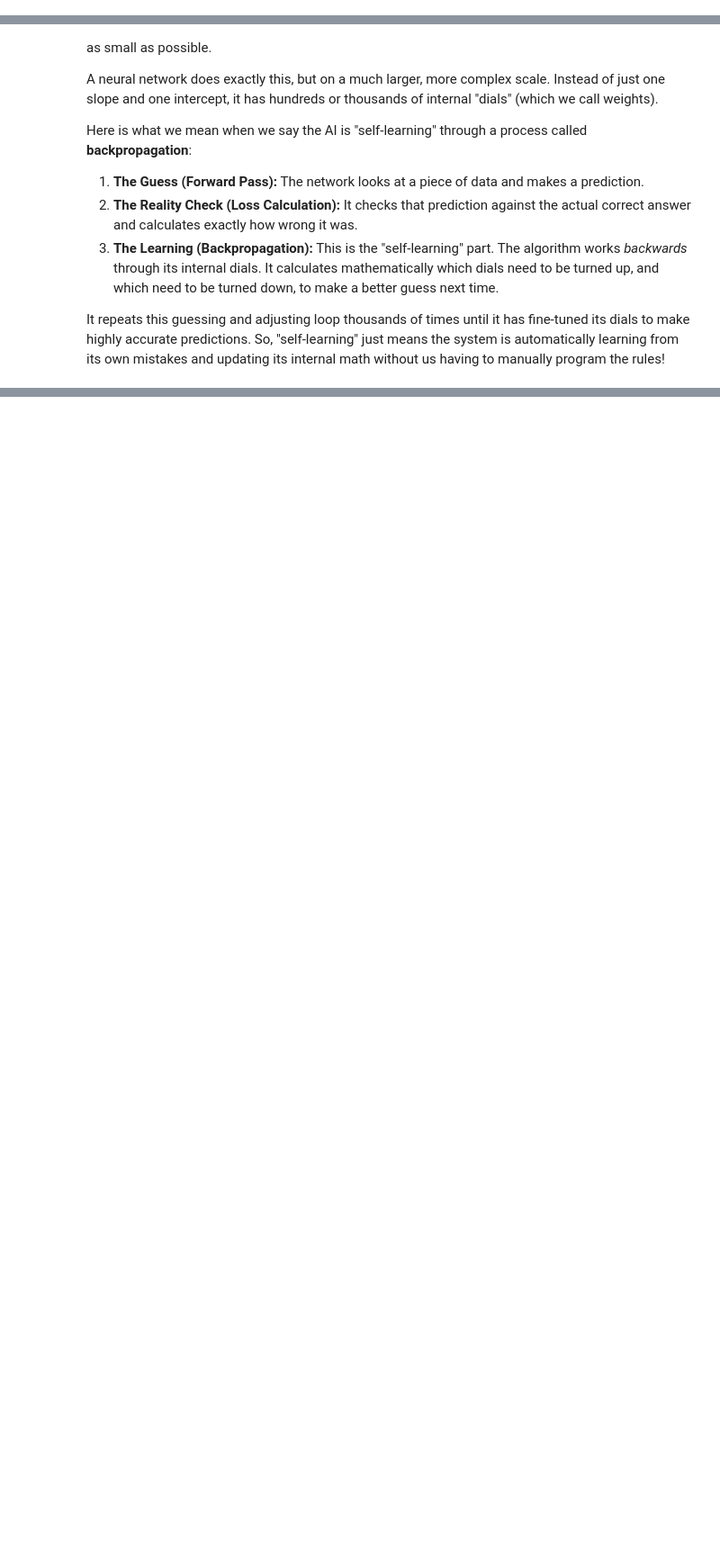
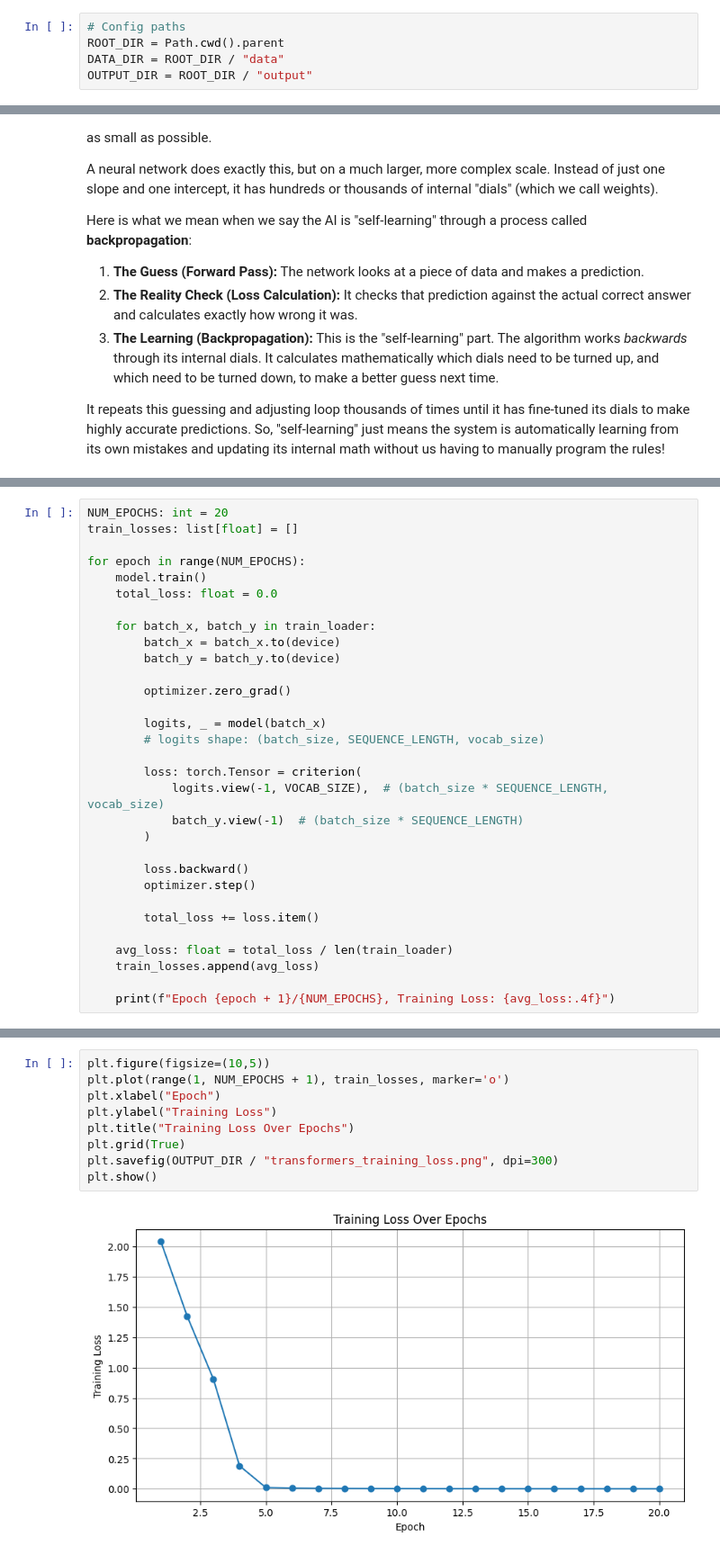
Before and after one commit to bhavik-knight/5511-a3-nn-transformers, a Jupyter notebook: src/nn_transformers.ipynb, the cells around one changed output, grey strips where cells are left out. Shown at 90% size. Cells and saved outputs as stored; diff of their text form; blank space fills up the shorter version.

```diff
--- a/src/nn_transformers.ipynb
+++ b/src/nn_transformers.ipynb
@@ -23,0 +28,5 @@ from sklearn.model_selection import train_test_split
+# %%
+# Config paths
+ROOT_DIR = Path.cwd().parent
+DATA_DIR = ROOT_DIR / "data"
+OUTPUT_DIR = ROOT_DIR / "output"
@@ -252,0 +924,31 @@ Instructions:
+# %%
+NUM_EPOCHS: int = 20
+train_losses: list[float] = []
+
+for epoch in range(NUM_EPOCHS):
+    model.train()
+    total_loss: float = 0.0
+
+    for batch_x, batch_y in train_loader:
+        batch_x = batch_x.to(device)
+        batch_y = batch_y.to(device)
+
+        optimizer.zero_grad()
+
+        logits, _ = model(batch_x)
+        # logits shape: (batch_size, SEQUENCE_LENGTH, vocab_size)
+
+        loss: torch.Tensor = criterion(
+            logits.view(-1, VOCAB_SIZE),  # (batch_size * SEQUENCE_LENGTH, vocab_size)
+            batch_y.view(-1)  # (batch_size * SEQUENCE_LENGTH)
+        )
+
+        loss.backward()
+        optimizer.step()
+
+        total_loss += loss.item()
+
+    avg_loss: float = total_loss / len(train_loader)
+    train_losses.append(avg_loss)
+
+    print(f"Epoch {epoch + 1}/{NUM_EPOCHS}, Training Loss: {avg_loss:.4f}")
@@ -252,0 +982,11 @@ Instructions:
+# %%
+plt.figure(figsize=(10,5))
+plt.plot(range(1, NUM_EPOCHS + 1), train_losses, marker='o')
+plt.xlabel("Epoch")
+plt.ylabel("Training Loss")
+plt.title("Training Loss Over Epochs")
+plt.grid(True)
+plt.savefig(OUTPUT_DIR / "transformers_training_loss.png", dpi=300)
+plt.show()
+# %% [output]
+[figure, added]
```
Also changed, not shown: parts of 61 cells of this notebook, 3 other files.
